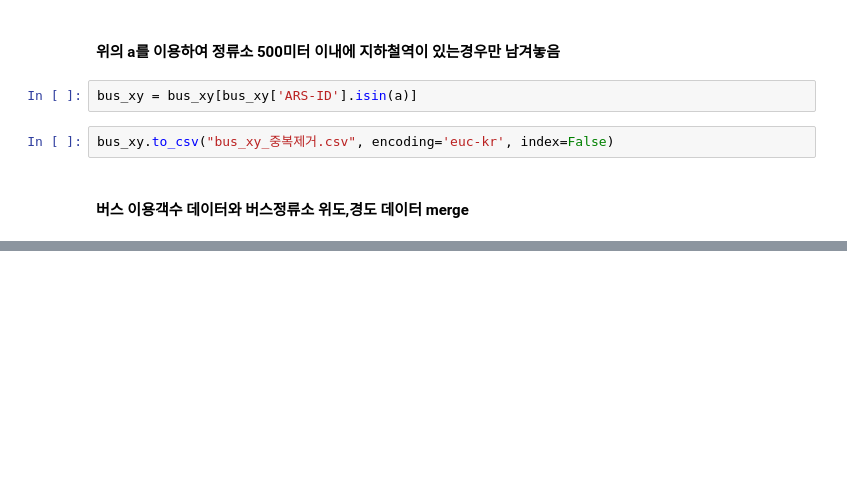
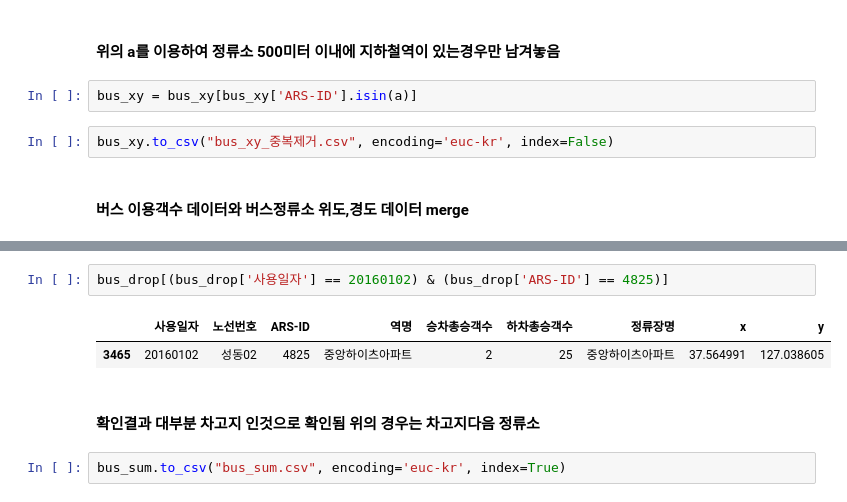
Before and after one commit to Seoheesu1/Regression, a Jupyter notebook: Preprocessing.ipynb, the cells around one changed output, grey strips where cells are left out. Cells and saved outputs as stored; diff of their text form; blank space fills up the shorter version.

```diff
--- a/Preprocessing.ipynb
+++ b/Preprocessing.ipynb
@@ -1796,0 +1902,9 @@ bus_xy.to_csv("bus_xy_중복제거.csv", encoding='euc-kr', index=False)
+# %%
+bus_drop[(bus_drop['사용일자'] == 20160102) & (bus_drop['ARS-ID'] == 4825)]
+# %% [output]
+|  | 사용일자 | 노선번호 | ARS-ID | 역명 | 승차총승객수 | 하차총승객수 | 정류장명 | x | y |
+| 3465 | 20160102 | 성동02 | 4825 | 중앙하이츠아파트 | 2 | 25 | 중앙하이츠아파트 | 37.564991 | 127.038605 |
+# %% [markdown]
+#### 확인결과 대부분 차고지 인것으로 확인됨 위의 경우는 차고지다음 정류소
+# %%
+bus_sum.to_csv("bus_sum.csv", encoding='euc-kr', index=True)
```
Also changed, not shown: parts of 19 cells of this notebook.
